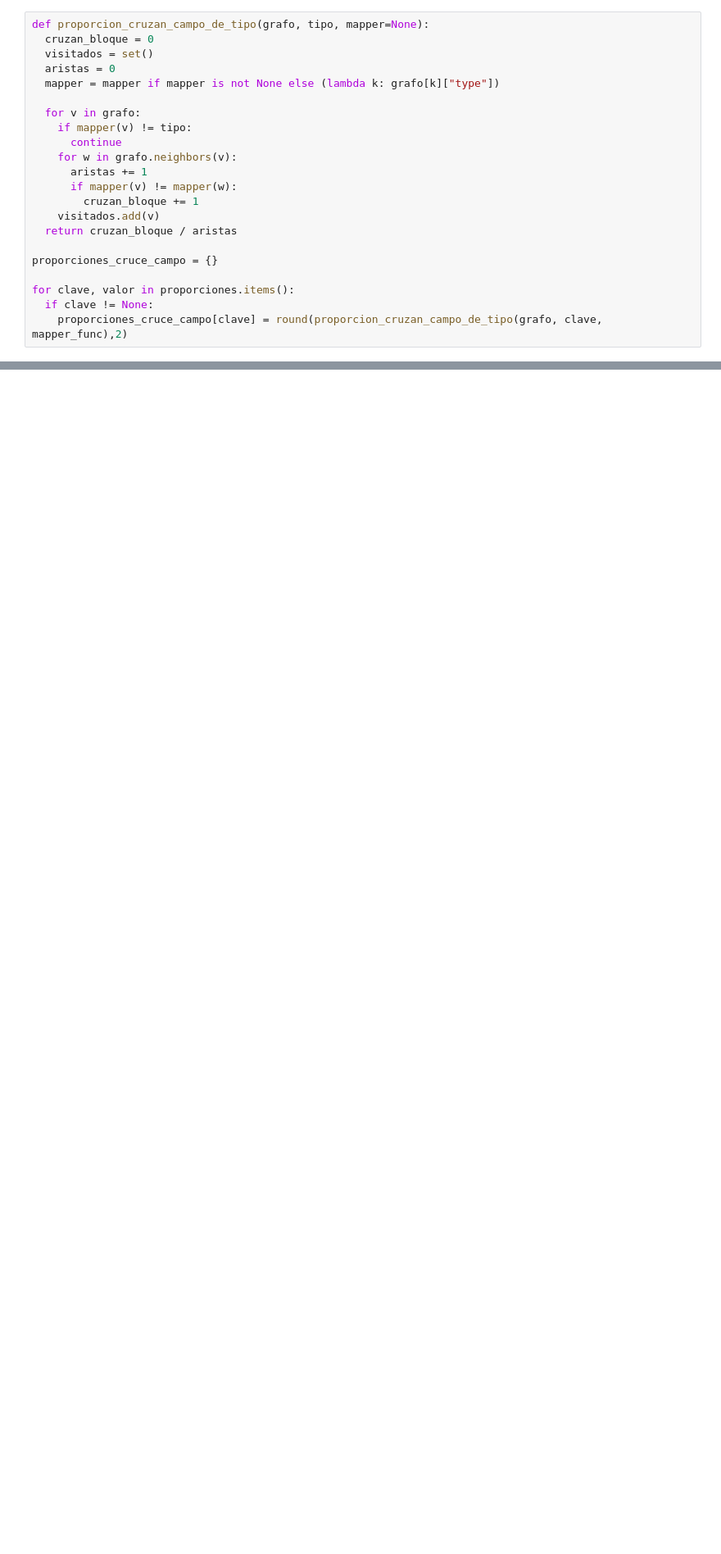
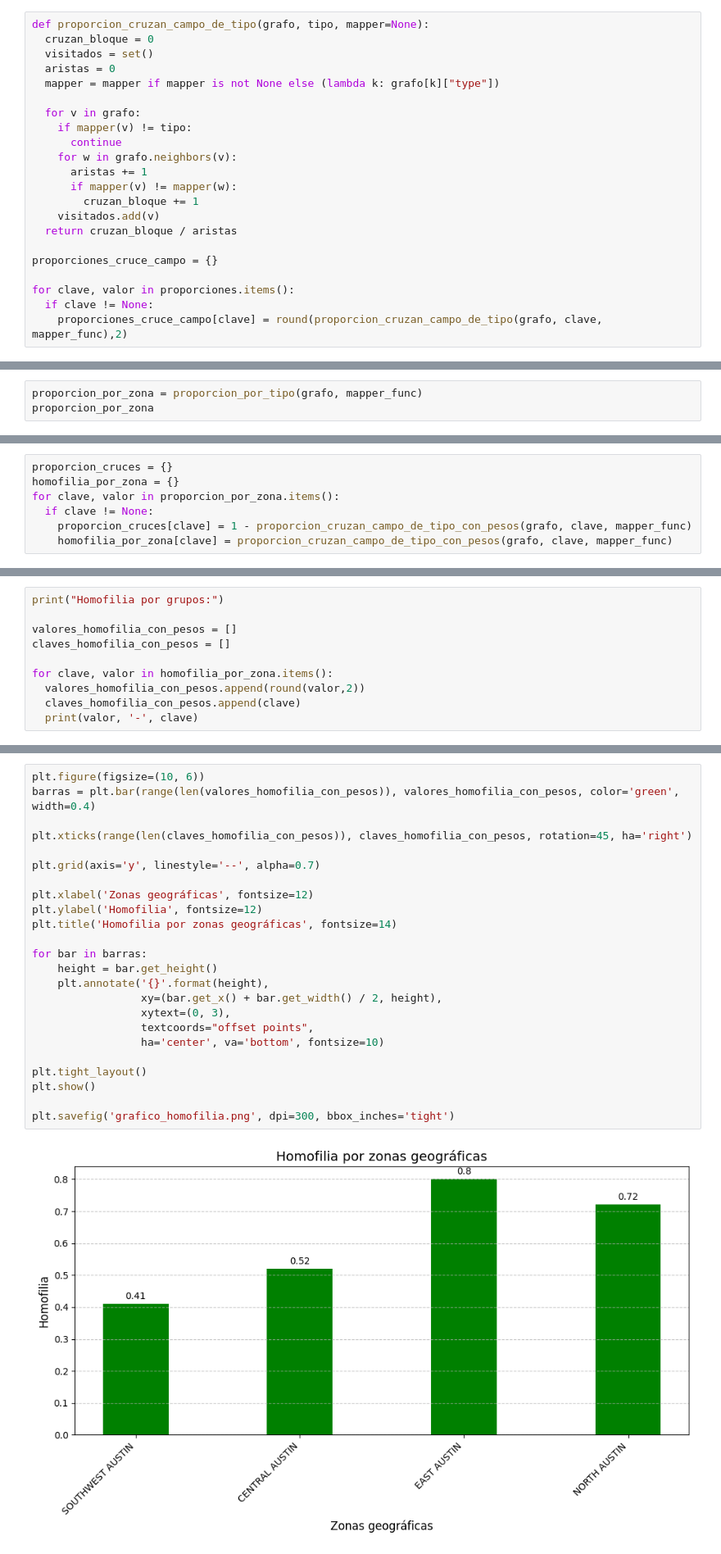
Before and after one commit to manulon/TeoriaDeAlgoritmos2, a Jupyter notebook: TP FINAL/2-Homofilia.ipynb, the cells around one changed output, grey strips where cells are left out. Shown at 82% size. Saved outputs shown, nothing was run; the diff lists cells and outputs as text; blank space fills up the shorter version.

```diff
--- a/TP FINAL/2-Homofilia.ipynb
+++ b/TP FINAL/2-Homofilia.ipynb
@@ -466,0 +513,3 @@ type(valores_homofilia)
+# %%
+proporcion_por_zona = proporcion_por_tipo(grafo, mapper_func)
+proporcion_por_zona
@@ -466,0 +521,7 @@ type(valores_homofilia)
+# %%
+proporcion_cruces = {}
+homofilia_por_zona = {}
+for clave, valor in proporcion_por_zona.items():
+  if clave != None:
+    proporcion_cruces[clave] = 1 - proporcion_cruzan_campo_de_tipo_con_pesos(grafo, clave, mapper_func)
+    homofilia_por_zona[clave] = proporcion_cruzan_campo_de_tipo_con_pesos(grafo, clave, mapper_func)
@@ -466,0 +535,10 @@ type(valores_homofilia)
+# %%
+print("Homofilia por grupos:")
+
+valores_homofilia_con_pesos = []
+claves_homofilia_con_pesos = []
+
+for clave, valor in homofilia_por_zona.items():
+  valores_homofilia_con_pesos.append(round(valor,2))
+  claves_homofilia_con_pesos.append(clave)
+  print(valor, '-', clave)
@@ -466,0 +551,26 @@ type(valores_homofilia)
+# %%
+plt.figure(figsize=(10, 6))
+barras = plt.bar(range(len(valores_homofilia_con_pesos)), valores_homofilia_con_pesos, color='green', width=0.4)
+
+plt.xticks(range(len(claves_homofilia_con_pesos)), claves_homofilia_con_pesos, rotation=45, ha='right')
+
+plt.grid(axis='y', linestyle='--', alpha=0.7)
+
+plt.xlabel('Zonas geográficas', fontsize=12)
+plt.ylabel('Homofilia', fontsize=12)
+plt.title('Homofilia por zonas geográficas', fontsize=14)
+
+for bar in barras:
+    height = bar.get_height()
+    plt.annotate('{}'.format(height),
+                 xy=(bar.get_x() + bar.get_width() / 2, height),
+                 xytext=(0, 3),
+                 textcoords="offset points",
+                 ha='center', va='bottom', fontsize=10)
+
+plt.tight_layout()
+plt.show()
+
+plt.savefig('grafico_homofilia.png', dpi=300, bbox_inches='tight')
+# %% [output]
+[figure, added]
```
Also changed, not shown: parts of 21 cells of this notebook, 1 other file.
